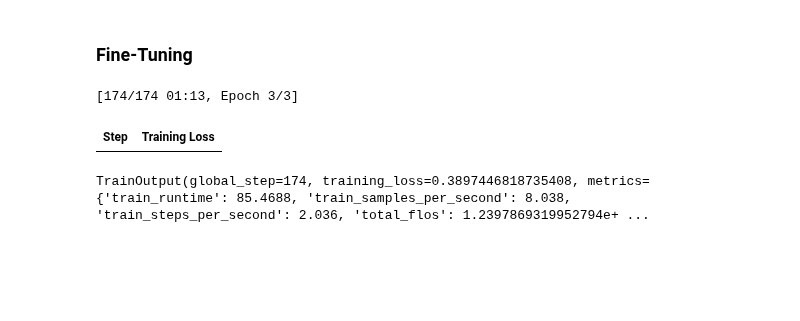
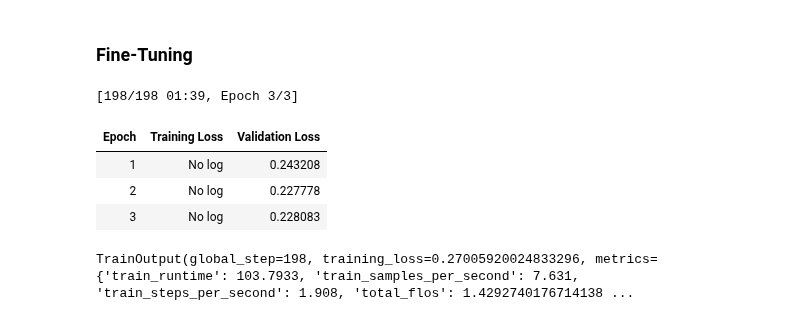
Before and after one commit to Ankinator/ankinator-flashcard-models, a Jupyter notebook: notebooks/models/image-to-text/Image_Captioning_vit_gpt2.ipynb, the cells around one changed output. Cells and saved outputs as stored; diff of their text form; code cells hidden in the pictures; blank space fills up the shorter version.

Commit message:
Finish Vit-gpt2-gold-standard implementation

```diff
--- a/notebooks/models/image-to-text/Image_Captioning.ipynb
+++ b/notebooks/models/image-to-text/Image_Captioning_vit_gpt2.ipynb
@@ -193,3 +193,37 @@ DatasetDict({
         num_rows: 229
     })
 })
+# %%
+# Gold Standard for test training
+
+from src.ankinator_flashcard_models.src.image_to_text.data_preprocessing.vit_gpt2 import VitGPT2Dataset
+from typing import List
+import os
+import pandas as pd
+
+class VitGPT2GoldStandard(VitGPT2Dataset):
+
+    def __init__(self, slide_path: str, dataset_path='datasets/gold_standard/', max_target_length=128):
+        super().__init__(slide_path, dataset_path, max_target_length)
+
+    def build_metadata_csv(self, split_path: str, split_page_numbers: List[int]):
+
+        df = pd.read_csv("datasets/gold_standard/Goldstandard.csv")
+        df.drop(columns=["PDF-Name", "Marked for processing", "Includes Image Data", "Comment"], inplace=True)
+        df.dropna(inplace=True)
+
+        df["Page Number"] = df["Page Number"].astype(int)
+        df["file_name"] = df["Page Number"].apply(lambda nr: f"slide_{int(nr)}.png")
+        df = df[df["Page Number"].isin(split_page_numbers)]
+        df.to_csv(os.path.join(split_path, "metadata.csv"), index=False)
+        return df
+# %%
+from transformers import VisionEncoderDecoderModel, ViTImageProcessor, AutoTokenizer
+
+gold_standard = VitGPT2GoldStandard(slide_path="datasets/gold_standard/IT-Security_all_slides_no_duplicates.pdf")
+
+model = VisionEncoderDecoderModel.from_pretrained("nlpconnect/vit-gpt2-image-captioning")
+feature_extractor = ViTImageProcessor.from_pretrained("nlpconnect/vit-gpt2-image-captioning")
+tokenizer = AutoTokenizer.from_pretrained("nlpconnect/vit-gpt2-image-captioning")
+
+gold_standard.build_dataset(feature_extractor, tokenizer)
@@ -200,7 +261,7 @@ from transformers import Seq2SeqTrainer, Seq2SeqTrainingArguments
 
 training_args = Seq2SeqTrainingArguments(
     predict_with_generate=True,
-    evaluation_strategy="no",
+    evaluation_strategy="epoch",
     per_device_train_batch_size=4,
     per_device_eval_batch_size=4,
     output_dir="./vit-gpt2-out"
@@ -208,17 +269,21 @@ training_args = Seq2SeqTrainingArguments(
 # %%
 from transformers import default_data_collator
 
 trainer = Seq2SeqTrainer(
     model=model,
     tokenizer=feature_extractor,
     args=training_args,
-    train_dataset=dataset["train"],
+    train_dataset=gold_standard.dataset["train"],
+    eval_dataset=gold_standard.dataset["validation"],
     data_collator=default_data_collator
 )
 trainer.train()
 # %% [output]
-[174/174 01:13, Epoch 3/3]
+[198/198 01:39, Epoch 3/3]
-| Step | Training Loss |
+| Epoch | Training Loss | Validation Loss |
+| 1 | No log | 0.243208 |
+| 2 | No log | 0.227778 |
+| 3 | No log | 0.228083 |
-TrainOutput(global_step=174, training_loss=0.3897446818735408, metrics={'train_runtime': 85.4688, 'train_samples_per_second': 8.038, 'train_steps_per_second': 2.036, 'total_flos': 1.2397869319952794e+ ...
+TrainOutput(global_step=198, training_loss=0.27005920024833296, metrics={'train_runtime': 103.7933, 'train_samples_per_second': 7.631, 'train_steps_per_second': 1.908, 'total_flos': 1.4292740176714138 ...
 # %%
 import numpy as np
```
Also changed, not shown: parts of 5 cells of this notebook.
